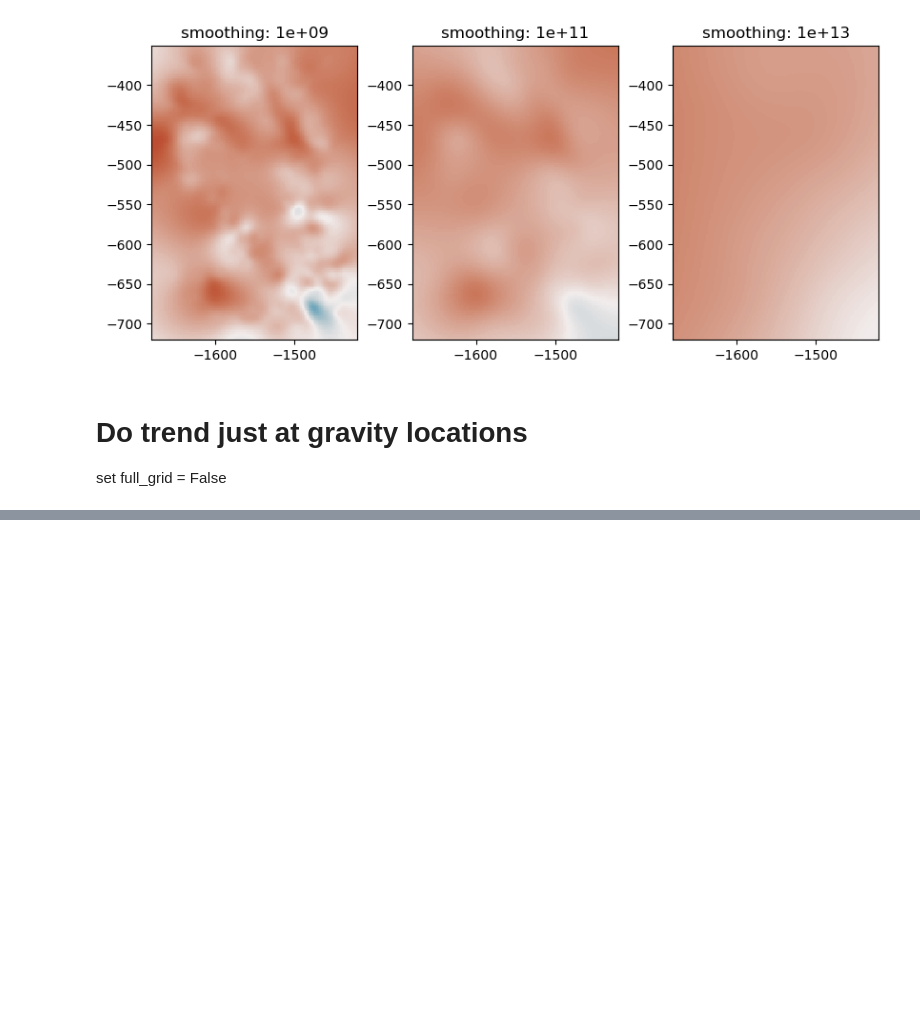
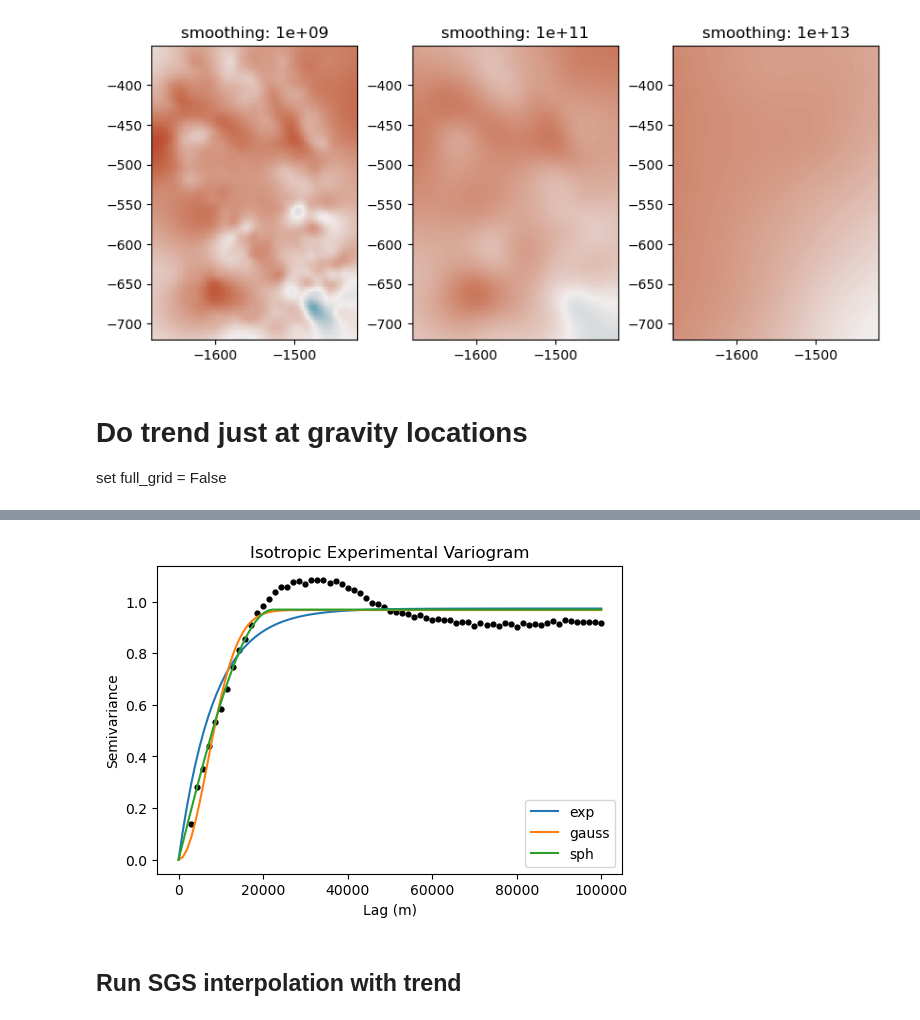
Before and after one commit to holdenalpern/iceshelf_bathymetry, a Jupyter notebook: trend_demo.ipynb, the cells around one changed output, grey strips where cells are left out. Saved outputs shown, nothing was run; the diff lists cells and outputs as text; code cells hidden in the pictures; blank space fills up the shorter version.

```diff
--- a/trend_demo.ipynb
+++ b/trend_demo.ipynb
@@ -127,0 +157,7 @@ plt.show()
+# %%
+trend_rbf = rbf_trend(ds, grav, boug_dist, smoothing=1e11, full_grid=False)
+residual = boug_dist - trend_rbf
+
+vgrams, df_grid, experimental, bins, nst_trans = variograms(grav, residual, bin_func='even', maxlag=100e3, n_lags=70, covmodels=['gaussian', 'spherical', 'exponential'])
+
+vgrams
@@ -127,0 +174,24 @@ plt.show()
+# %%
+from skgstat import models
+
+# evaluate models
+xi =np.linspace(0, bins[-1], 100)
+
+y_exp = models.exponential(xi, *vgrams['exponential'])
+y_gauss = models.gaussian(xi, *vgrams['gaussian'])
+y_sph = models.spherical(xi, *vgrams['spherical'])
+# %%
+plt.figure(figsize=(6,4))
+plt.scatter(bins, experimental, s=12, c='k')
+plt.plot(xi, y_exp, label='exp')
+plt.plot(xi, y_gauss, label='gauss')
+plt.plot(xi, y_sph, label='sph')
+plt.title('Isotropic Experimental Variogram')
+plt.xlabel('Lag (m)'); plt.ylabel('Semivariance')
+plt.legend()
+
+plt.show()
+# %% [output]
+[figure, added]
+# %% [markdown]
+## Run SGS interpolation with trend
```
Also changed, not shown: parts of 11 cells of this notebook, 2 other files.
